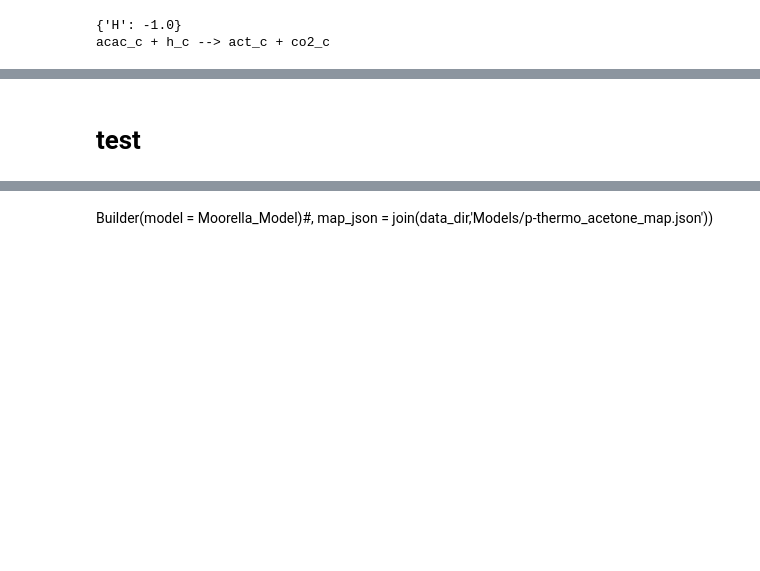
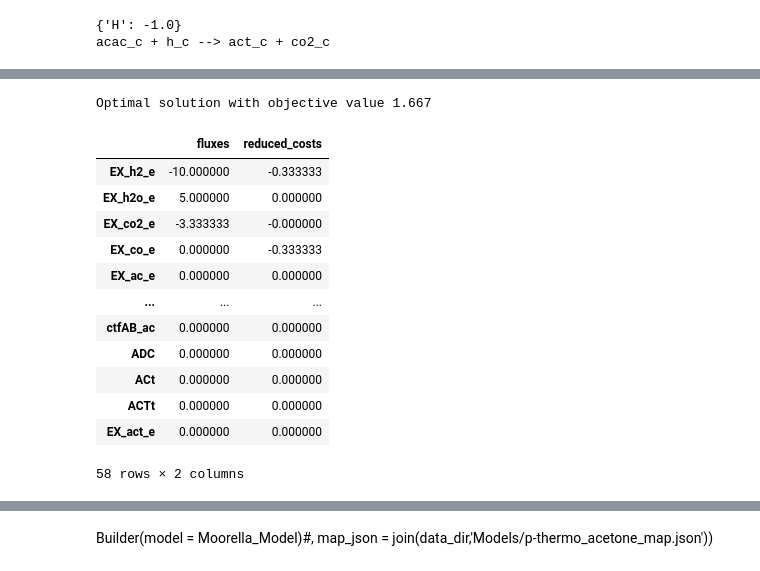
Before and after one commit to biosustain/CO2_fixation_models, a Jupyter notebook: Scripts/S8_WL_metabolic_model.ipynb, the cells around one changed output, grey strips where cells are left out. Saved outputs shown, nothing was run; the diff lists cells and outputs as text; code cells hidden in the pictures; blank space fills up the shorter version.

```diff
--- a/Scripts/S8_WL_metabolic_model.ipynb
+++ b/Scripts/S8_WL_metabolic_model.ipynb
@@ -173,3 +412,11 @@ print(adc.reaction)                #Ensure correct reaction
 # %% [output]
 {'H': -1.0}
 acac_c + h_c --> act_c + co2_c
+# %%
+acT = Reaction("ACt")
+acT.name = "Acetate transporter"
+acT.add_metabolites({
+    WLmodelActn.metabolites.ac_c: -1.0,
+    WLmodelActn.metabolites.ac_e: 1.0
+})
+acT
@@ -205,6 +460,22 @@ act_ex
 | Lower bound | 0.0 |
 | Upper bound | 1000.0 |
 # %%
-WLmodelActn.add_reactions([ctfAB_ac, thl, adc, actT, act_ex])
+WLmodelActn.add_reactions([ctfAB_ac, adc, acT, actT, act_ex])
-# %% [markdown]
-# test
+# %%
+WLmodelActn.objective = "EX_etoh_e"
+WLmodelActn.optimize()
+# %% [output]
+Optimal solution with objective value 1.667
+|  | fluxes | reduced_costs |
+| EX_h2_e | -10.000000 | -0.333333 |
+| EX_h2o_e | 5.000000 | 0.000000 |
+| EX_co2_e | -3.333333 | -0.000000 |
+| EX_co_e | 0.000000 | -0.333333 |
+| EX_ac_e | 0.000000 | 0.000000 |
+| ... | ... | ... |
+| ctfAB_ac | 0.000000 | 0.000000 |
+| ADC | 0.000000 | 0.000000 |
+| ACt | 0.000000 | 0.000000 |
+| ACTt | 0.000000 | 0.000000 |
+| EX_act_e | 0.000000 | 0.000000 |
+58 rows × 2 columns
```
Also changed, not shown: parts of 33 cells of this notebook, 11 other files.
